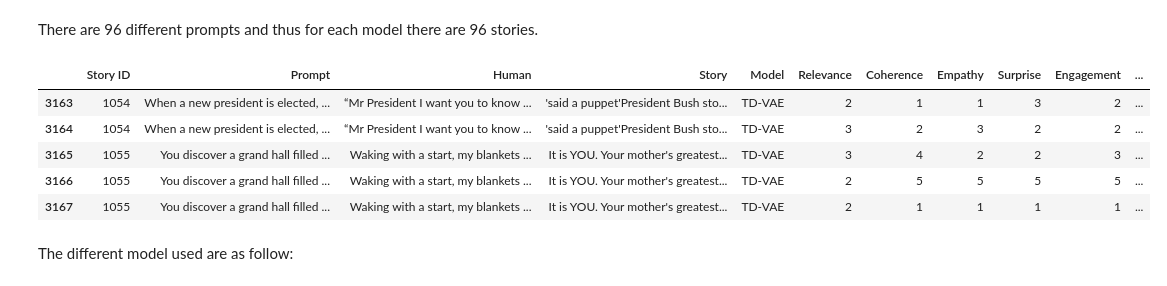
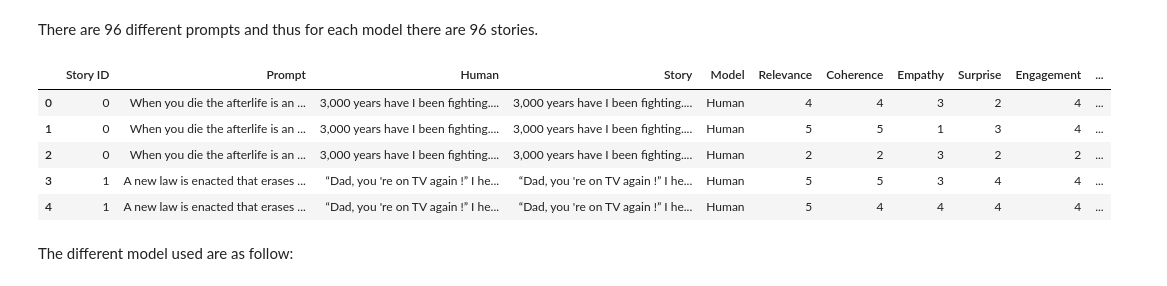
Before and after one commit to CamilleCoustaury/NLP-ENSAE-3A-Sujet4, a Jupyter notebook: data_visualization.ipynb, the cells around one changed output. Cells and saved outputs as stored; diff of their text form; code cells hidden in the pictures.

Commit message:
update data vizualisation

```diff
--- a/data_visualization.ipynb
+++ b/data_visualization.ipynb
@@ -25,14 +25,14 @@ data_annotations = pd.read_csv("hanna_stories_annotations.csv")
 # %% [markdown]
 There are 96 different prompts and thus for each model there are 96 stories.
 # %%
-data_annotations.tail()
+data_annotations.head()
 # %% [output]
 |  | Story ID | Prompt | Human | Story | Model | Relevance | Coherence | Empathy | Surprise | Engagement | ... |
-| 3163 | 1054 | When a new president is elected, ... | “Mr President I want you to know ... | 'said a puppet'President Bush sto... | TD-VAE | 2 | 1 | 1 | 3 | 2 | ... |
-| 3164 | 1054 | When a new president is elected, ... | “Mr President I want you to know ... | 'said a puppet'President Bush sto... | TD-VAE | 3 | 2 | 3 | 2 | 2 | ... |
-| 3165 | 1055 | You discover a grand hall filled ... | Waking with a start, my blankets ... | It is YOU. Your mother's greatest... | TD-VAE | 3 | 4 | 2 | 2 | 3 | ... |
-| 3166 | 1055 | You discover a grand hall filled ... | Waking with a start, my blankets ... | It is YOU. Your mother's greatest... | TD-VAE | 2 | 5 | 5 | 5 | 5 | ... |
-| 3167 | 1055 | You discover a grand hall filled ... | Waking with a start, my blankets ... | It is YOU. Your mother's greatest... | TD-VAE | 2 | 1 | 1 | 1 | 1 | ... |
+| 0 | 0 | When you die the afterlife is an ... | 3,000 years have I been fighting.... | 3,000 years have I been fighting.... | Human | 4 | 4 | 3 | 2 | 4 | ... |
+| 1 | 0 | When you die the afterlife is an ... | 3,000 years have I been fighting.... | 3,000 years have I been fighting.... | Human | 5 | 5 | 1 | 3 | 4 | ... |
+| 2 | 0 | When you die the afterlife is an ... | 3,000 years have I been fighting.... | 3,000 years have I been fighting.... | Human | 2 | 2 | 3 | 2 | 2 | ... |
+| 3 | 1 | A new law is enacted that erases ... | “Dad, you 're on TV again !” I he... | “Dad, you 're on TV again !” I he... | Human | 5 | 5 | 3 | 4 | 4 | ... |
+| 4 | 1 | A new law is enacted that erases ... | “Dad, you 're on TV again !” I he... | “Dad, you 're on TV again !” I he... | Human | 5 | 4 | 4 | 4 | 4 | ... |
 # %% [markdown]
 The different model used are as follow:
 # %%
```
Also changed, not shown: parts of 28 cells of this notebook.
